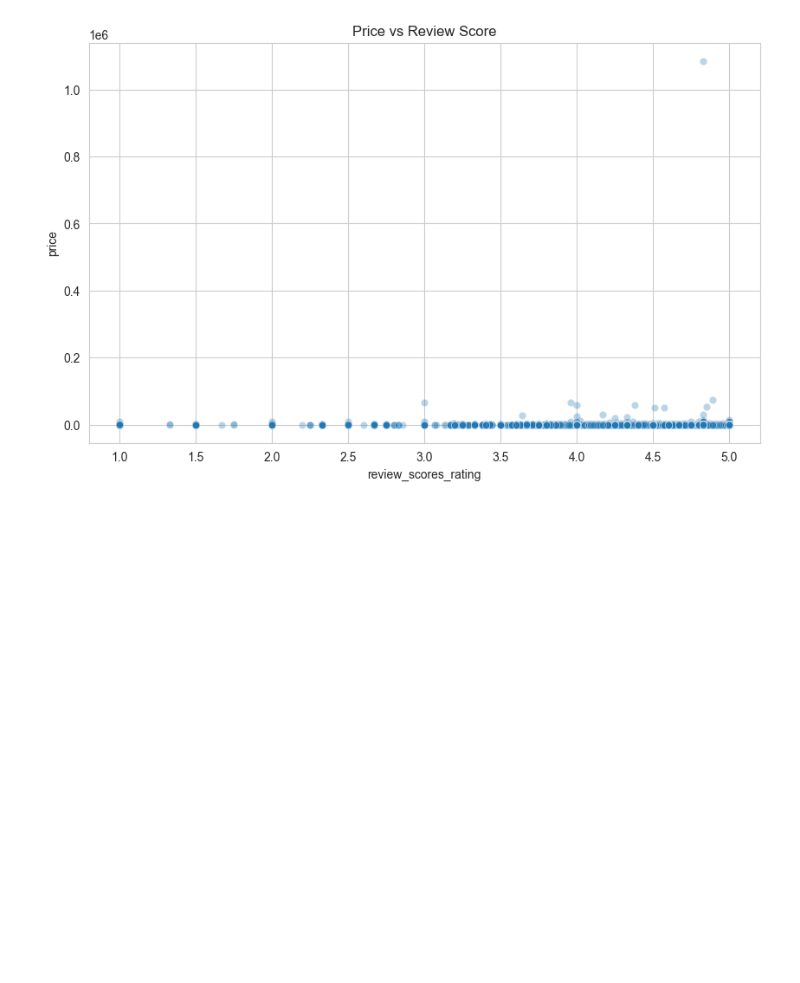
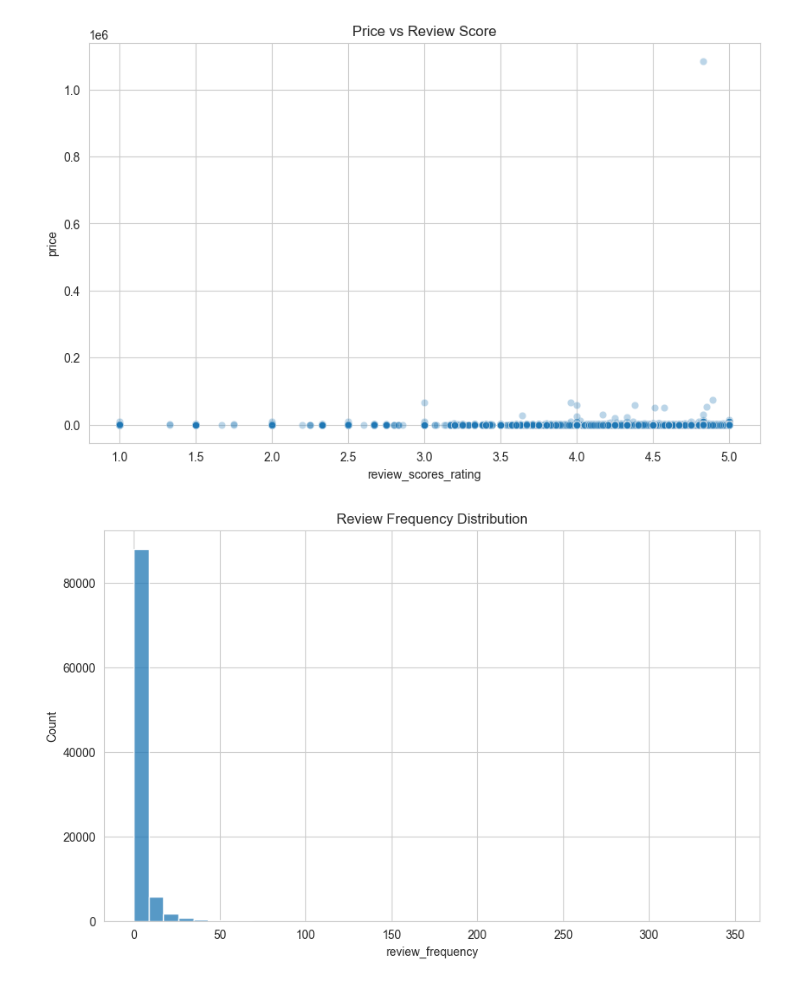
Before and after one commit to FathimaNafra/airbnb-data-engineering-project, a Jupyter notebook: notebooks/eda.ipynb, the cells around one changed output. Drawn from its saved outputs; the diff is of its cells as text; code cells hidden in the pictures; blank space fills up the shorter version.

Commit message:
Analyze review frequency demand patterns

```diff
--- a/notebooks/eda.ipynb
+++ b/notebooks/eda.ipynb
@@ -718,3 +718,19 @@ plt.title(
 plt.show()
 # %% [output]
 [figure]
+# %%
+#4.5.3 Review Frequency as Demand Proxy
+plt.figure(figsize=(10,6))
+
+sns.histplot(
+    master["review_frequency"],
+    bins=40
+)
+
+plt.title(
+    "Review Frequency Distribution"
+)
+
+plt.show()
+# %% [output]
+[figure, added]
```
Also changed, not shown: parts of 1 cell of this notebook.
